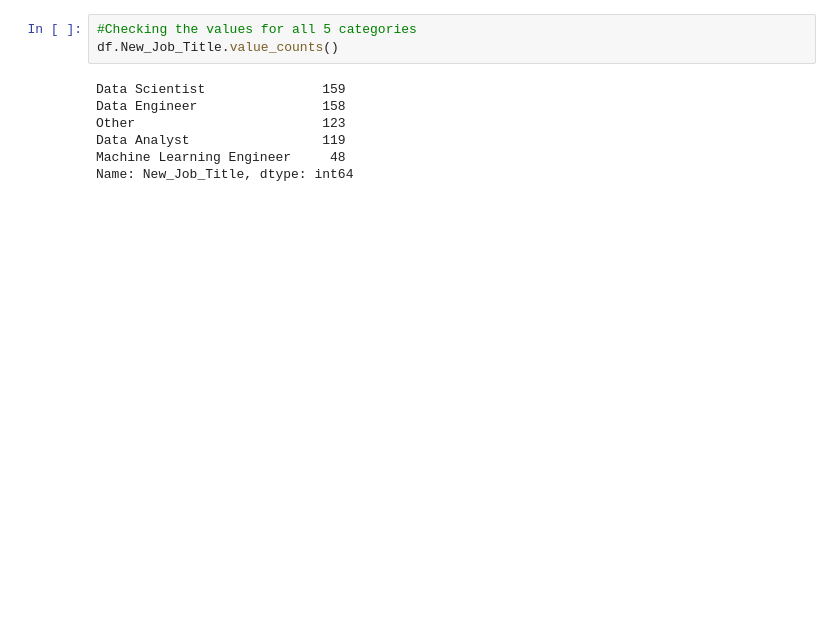
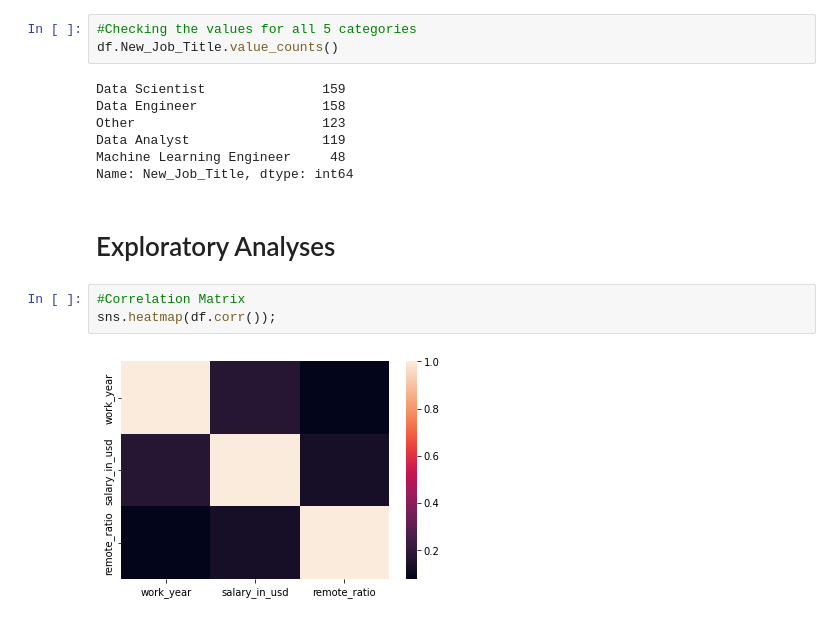
Before and after one commit to AmberNJacob/FinalProject, a Jupyter notebook: Code/Kaggle.ipynb, the cells around one changed output. Drawn from its saved outputs; the diff is of its cells as text; blank space fills up the shorter version.

Commit message:
Imported Assignment and Image

```diff
--- a/Code/Kaggle.ipynb
+++ b/Code/Kaggle.ipynb
@@ -226,3 +228,10 @@ Other                        123
 Data Analyst                 119
 Machine Learning Engineer     48
 Name: New_Job_Title, dtype: int64
+# %% [markdown]
+# Exploratory Analyses
+# %%
+#Correlation Matrix
+sns.heatmap(df.corr());
+# %% [output]
+[figure, added]
```
Also changed, not shown: parts of 7 cells of this notebook, 2 other files.
